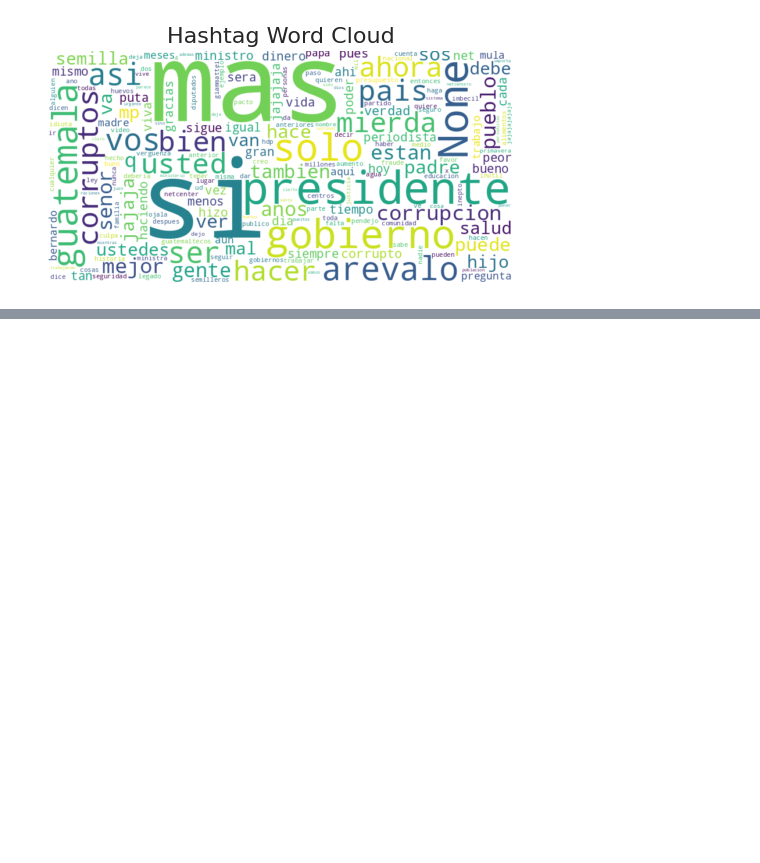
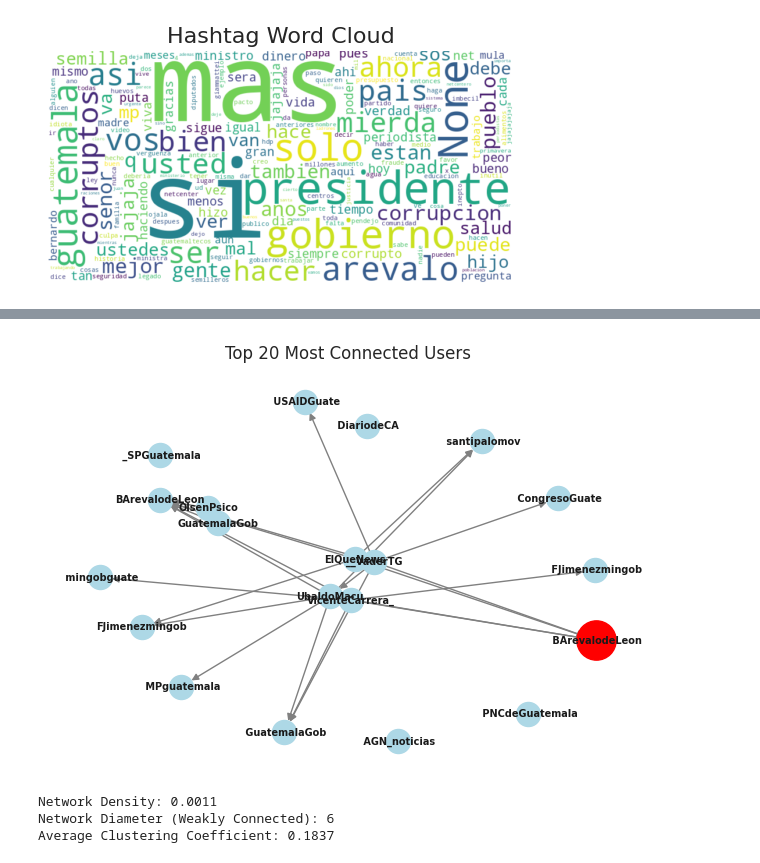
Before and after one commit to Andrea-gt/snetwork-analysis, a Jupyter notebook: snetwork_analysis.ipynb, the cells around one changed output, grey strips where cells are left out. Drawn from its saved outputs; the diff is of its cells as text; code cells hidden in the pictures; blank space fills up the shorter version.

```diff
--- a/snetwork_analysis.ipynb
+++ b/snetwork_analysis.ipynb
@@ -420,0 +457,47 @@ plt.show()
+# %%
+# Step 1: Filter the top most connected users (e.g., top 10 by degree)
+top_n = 20  # You can adjust this to any number of top users you'd like to display
+important_users = [node for node, degree in sorted_degree[:top_n]]
+
+# Create a subgraph with just the most connected users and their interactions
+important_subgraph = G.subgraph(important_users)
+
+# Step 2: Visualize the subgraph
+pos = nx.spring_layout(important_subgraph)  # Layout for positioning the nodes
+
+# Draw nodes and edges for the most important users
+nx.draw(important_subgraph, pos, with_labels=True, node_color='lightblue', edge_color='gray', node_size=300, font_size=7, font_weight='bold')
+
+# Highlight the top user with a distinct color (optional)
+nx.draw_networkx_nodes(important_subgraph, pos, nodelist=[important_users[0]], node_color='red', node_size=800)
+
+plt.title(f"Top {top_n} Most Connected Users")
+plt.show()
+# %% [output]
+[figure, added]
+# %%
+# 1. Network Density
+network_density = nx.density(G)
+print(f"Network Density: {network_density:.4f}")
+
+# 2. Network Diameter for Directed Graphs
+if nx.is_strongly_connected(G):
+    # For strongly connected graphs
+    network_diameter = nx.diameter(G.to_undirected())  # Convert to undirected for diameter calculation
+    print(f"Network Diameter (Strongly Connected): {network_diameter}")
+else:
+    # For weakly connected graphs
+    weakly_connected_components = list(nx.weakly_connected_components(G))
+    diameters = [nx.diameter(G.subgraph(component).to_undirected()) for component in weakly_connected_components if len(component) > 1]
+    if diameters:
+        print(f"Network Diameter (Weakly Connected): {max(diameters)}")
+    else:
+        print("No valid diameter found in weakly connected components.")
+
+# 3. Clustering Coefficient
+average_clustering = nx.average_clustering(G.to_undirected())  # Use undirected version for average clustering
+print(f"Average Clustering Coefficient: {average_clustering:.4f}")
+# %% [output]
+Network Density: 0.0011
+Network Diameter (Weakly Connected): 6
+Average Clustering Coefficient: 0.1837
```
Also changed, not shown: parts of 4 cells of this notebook.
